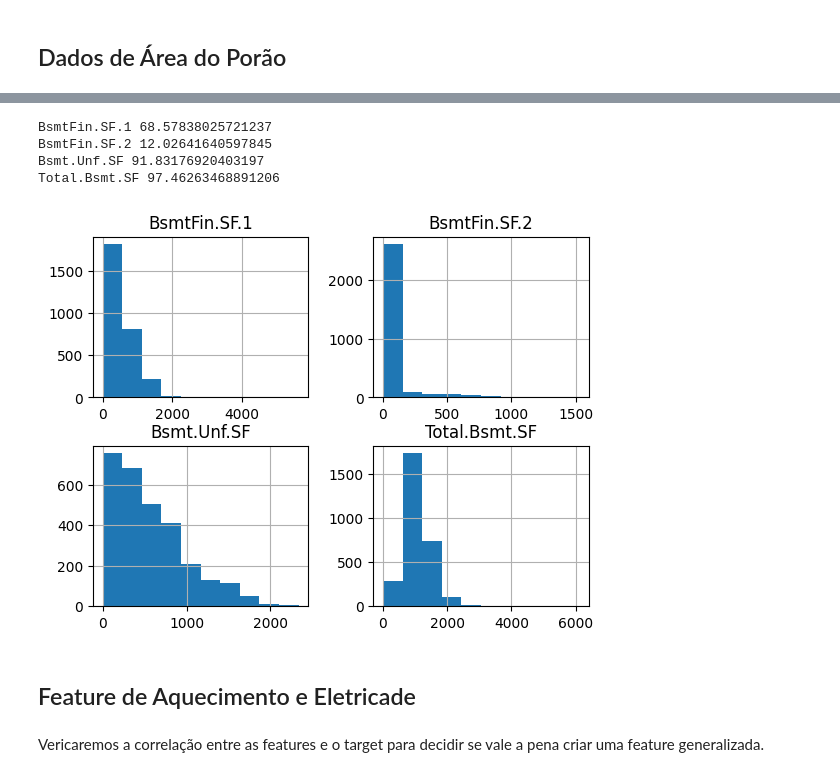
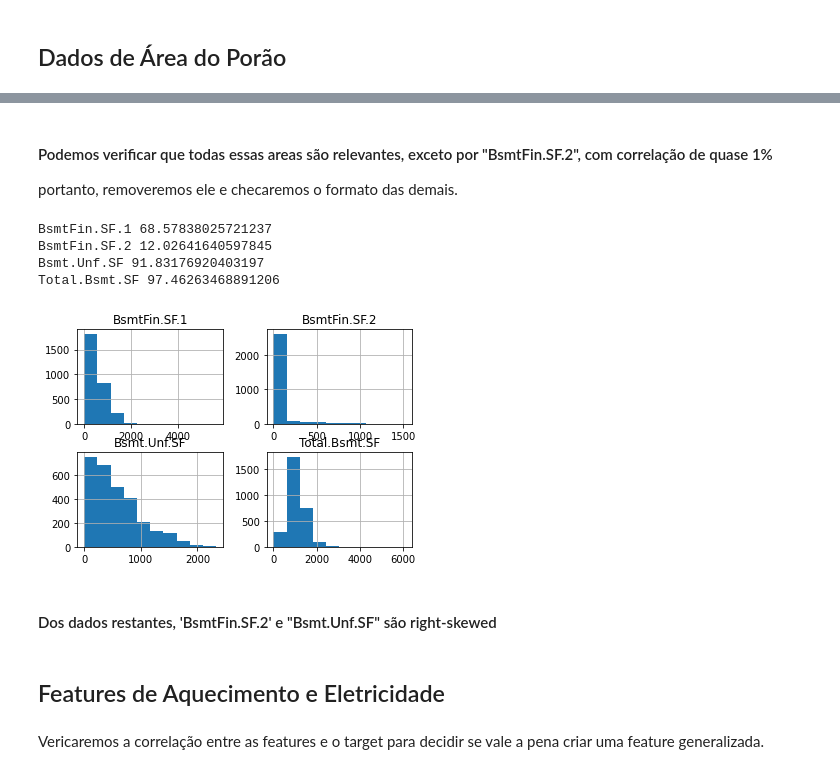
Before and after one commit to P-ASilva/ames, a Jupyter notebook: notebooks/08_final_model_analysis_and_feature_enginnering.ipynb, the cells around one changed output, grey strips where cells are left out. Cells and saved outputs as stored; diff of their text form; code cells hidden in the pictures.

```diff
--- a/notebooks/08_final_model_analysis_and_feature_enginnering.ipynb
+++ b/notebooks/08_final_model_analysis_and_feature_enginnering.ipynb
@@ -40,4 +44,5 @@ def heatMapCorr(labels):
 # %%
+dumm = []
 model_data = data.copy()
 categorical_columns = []
 ordinal_columns = []
@@ -69,6 +74,7 @@ for cat in categorical_columns:
     dummies = []
     for col in model_data.columns:
         if col.startswith(cat + "_"):
+            dumm.append(f'{col}')
             dummies.append(f'"{col}"')
     dummies_str = ', '.join(dummies)
     print(f'From column "{cat}" we made {dummies_str}\n')
@@ -176,12 +185,17 @@ na_list = [x for x in na_list if x not in basement_cat]
+# %% [markdown]
+#### Podemos verificar que todas essas areas são relevantes, exceto por "BsmtFin.SF.2", com correlação de quase 1%
+portanto, removeremos ele e checaremos o formato das demais.
 # %%
 model_data[basement_cat].hist()
 for cat in basement_cat:
     print(cat, nonNull_percent(cat))
 
-right_skewed += ["BsmtFin.SF.1","BsmtFin.SF.2", "Bsmt.Unf.SF"]
+model_data = model_data.drop(columns='BsmtFin.SF.2')
 # %% [output]
 BsmtFin.SF.1 68.57838025721237
 BsmtFin.SF.2 12.02641640597845
 Bsmt.Unf.SF 91.83176920403197
 Total.Bsmt.SF 97.46263468891206
-[figure, old version]
+[figure, new version]
+# %% [markdown]
+#### Dos dados restantes, 'BsmtFin.SF.2' e "Bsmt.Unf.SF" são right-skewed
@@ -188,5 +204,5 @@ Total.Bsmt.SF 97.46263468891206
 # %% [markdown]
-## Feature de Aquecimento e Eletricade
+## Features de Aquecimento e Eletricidade
 # %% [markdown]
 Vericaremos a correlação entre as features e o target para decidir se vale a pena criar uma feature generalizada.
 # %%
```
Also changed, not shown: parts of 83 cells of this notebook.
